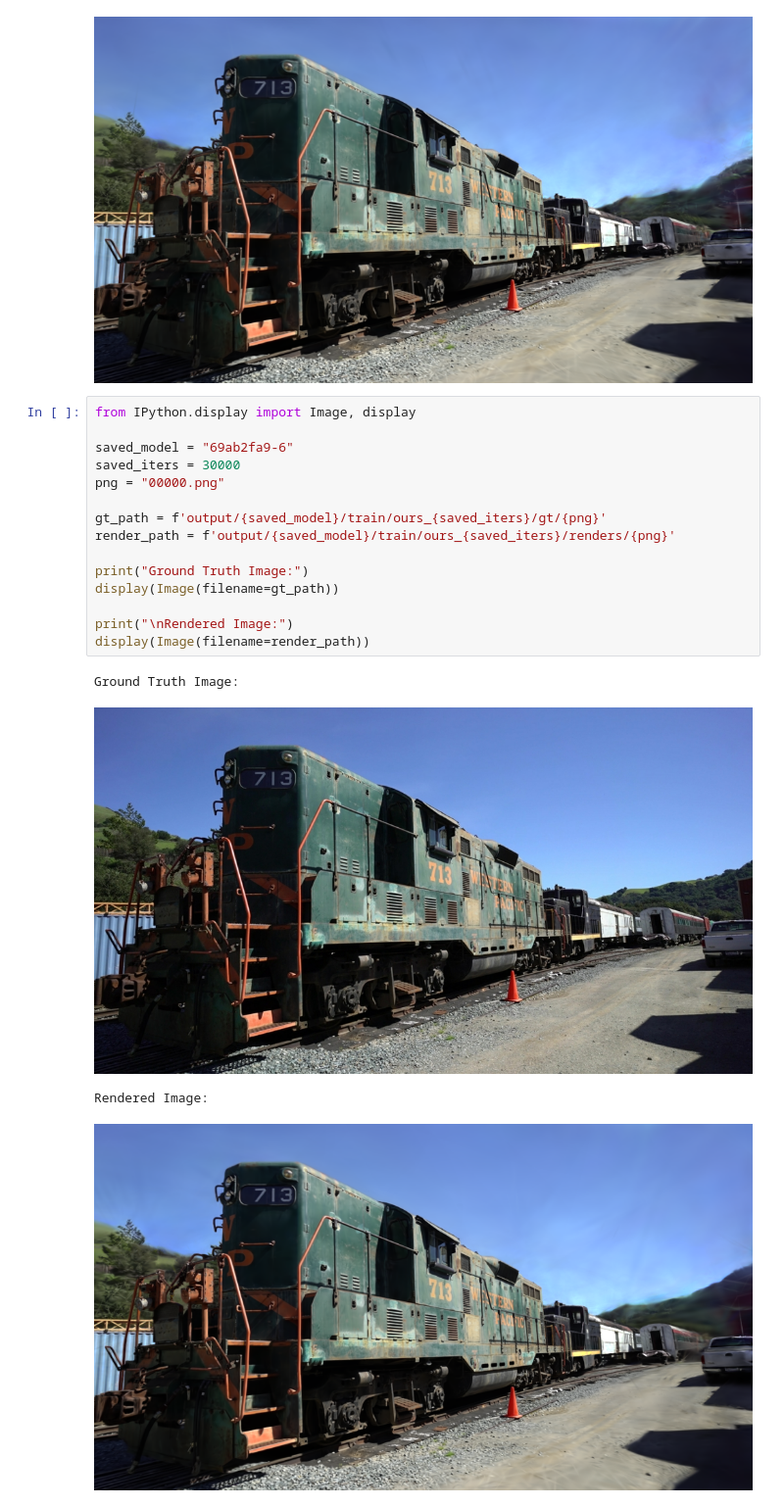
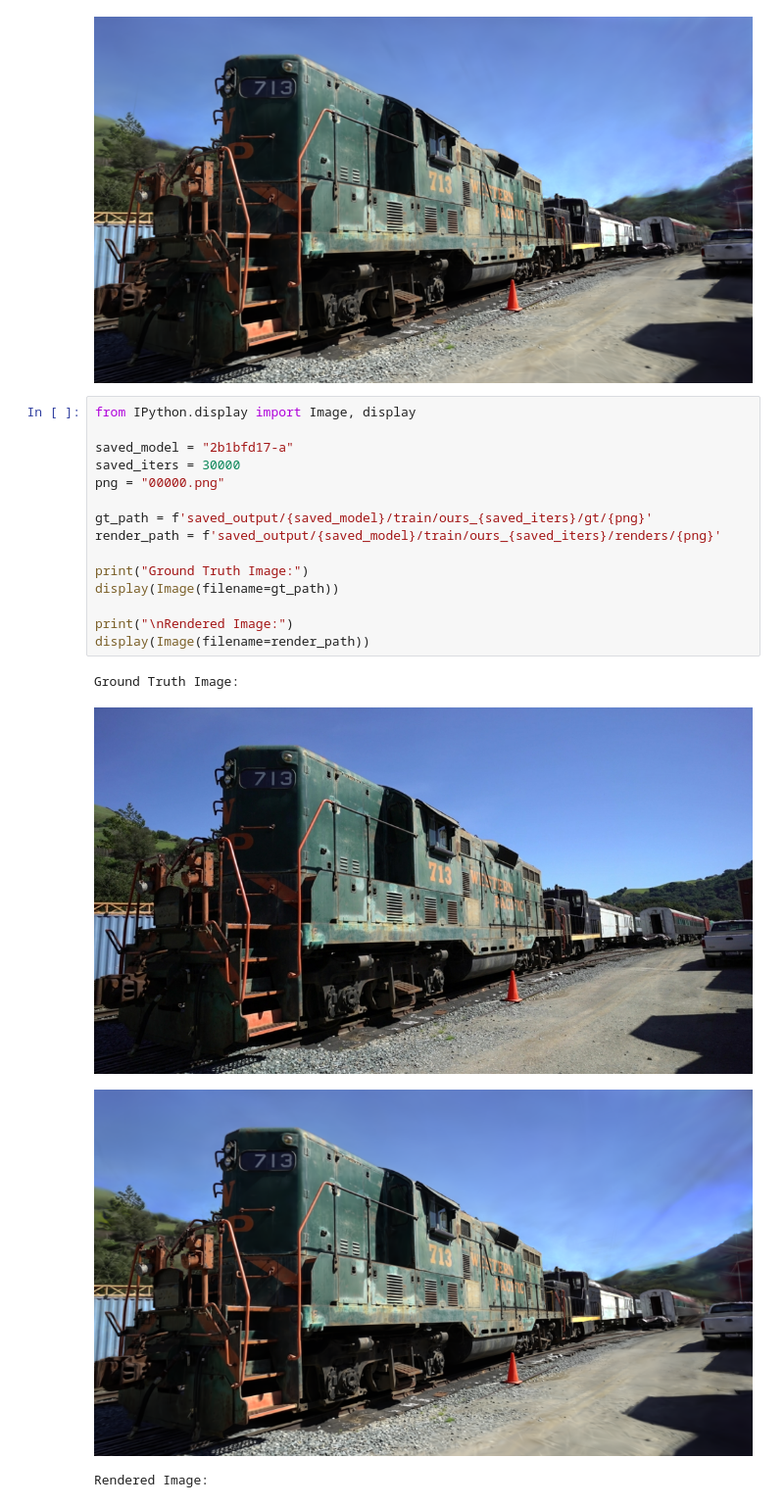
Before and after one commit to MarioPariona117/3D-GS, a Jupyter notebook: main.ipynb, the cells around one changed output. Shown at 98% size. Drawn from its saved outputs; the diff is of its cells as text.

```diff
--- a/main.ipynb
+++ b/main.ipynb
@@ -261,20 +279,20 @@ Rendered Image:
 # %%
 from IPython.display import Image, display
 
-saved_model = "69ab2fa9-6"
+saved_model = "2b1bfd17-a"
 saved_iters = 30000
 png = "00000.png"
 
-gt_path = f'output/{saved_model}/train/ours_{saved_iters}/gt/{png}'
-render_path = f'output/{saved_model}/train/ours_{saved_iters}/renders/{png}'
+gt_path = f'saved_output/{saved_model}/train/ours_{saved_iters}/gt/{png}'
+render_path = f'saved_output/{saved_model}/train/ours_{saved_iters}/renders/{png}'
 
 print("Ground Truth Image:")
 display(Image(filename=gt_path))
 
 print("\nRendered Image:")
 display(Image(filename=render_path))
 # %% [output]
 Ground Truth Image:
 [figure]
+[figure]
 Rendered Image:
-[figure]
```
Also changed, not shown: parts of 6 cells of this notebook.
